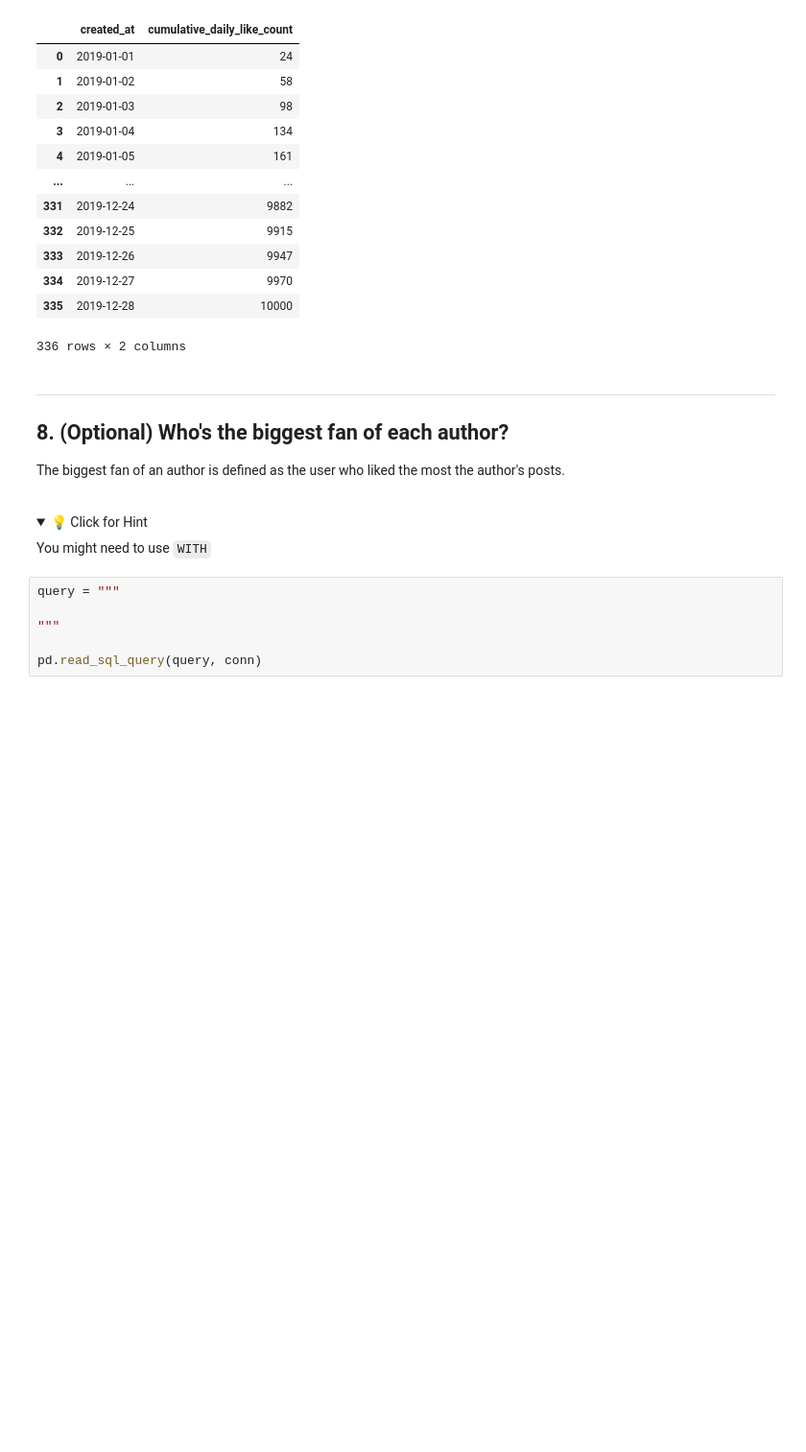
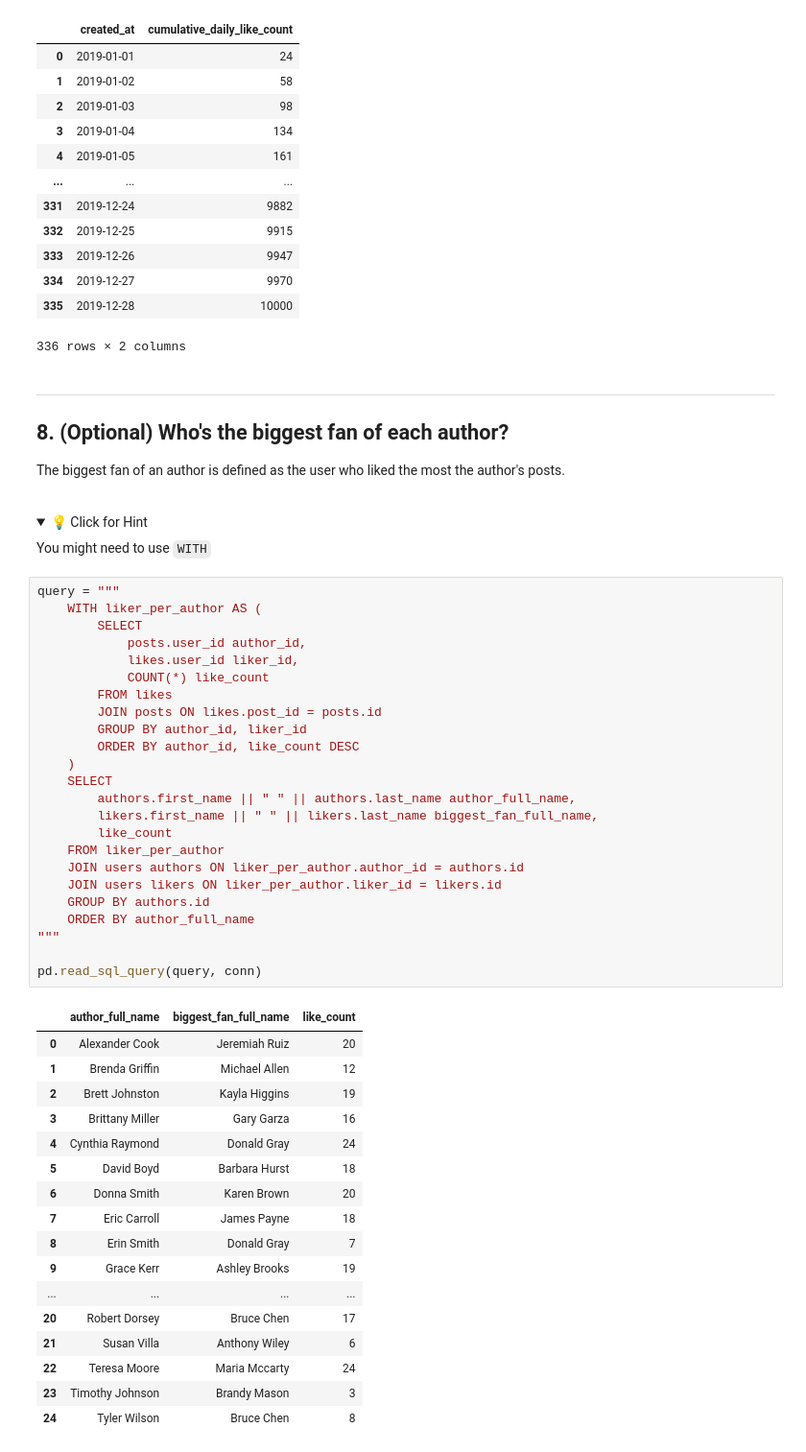
Before and after one commit to magrousseau/sql_advanced_recap, a Jupyter notebook: recap.ipynb, the cells around one changed output. Shown at 96% size. Drawn from its saved outputs; the diff is of its cells as text; folded sections open; blank space fills up the shorter version.

Commit message:
last query

```diff
--- a/recap.ipynb
+++ b/recap.ipynb
@@ -191,9 +191,45 @@ The biggest fan of an author is defined as the user who liked the most the autho
     <summary>💡 Click for Hint</summary>
     You might need to use <code>WITH</code>
 </details>
-# %%
-query = """
-
-"""
-
-pd.read_sql_query(query, conn)
+# %%
+query = """
+    WITH liker_per_author AS (
+        SELECT
+            posts.user_id author_id,
+            likes.user_id liker_id,
+            COUNT(*) like_count
+        FROM likes
+        JOIN posts ON likes.post_id = posts.id
+        GROUP BY author_id, liker_id
+        ORDER BY author_id, like_count DESC
+    )
+    SELECT
+        authors.first_name || " " || authors.last_name author_full_name,
+        likers.first_name || " " || likers.last_name biggest_fan_full_name,
+        like_count
+    FROM liker_per_author
+    JOIN users authors ON liker_per_author.author_id = authors.id
+    JOIN users likers ON liker_per_author.liker_id = likers.id
+    GROUP BY authors.id
+    ORDER BY author_full_name
+"""
+
+pd.read_sql_query(query, conn)
+# %% [output]
+|  | author_full_name | biggest_fan_full_name | like_count |
+| 0 | Alexander Cook | Jeremiah Ruiz | 20 |
+| 1 | Brenda Griffin | Michael Allen | 12 |
+| 2 | Brett Johnston | Kayla Higgins | 19 |
+| 3 | Brittany Miller | Gary Garza | 16 |
+| 4 | Cynthia Raymond | Donald Gray | 24 |
+| 5 | David Boyd | Barbara Hurst | 18 |
+| 6 | Donna Smith | Karen Brown | 20 |
+| 7 | Eric Carroll | James Payne | 18 |
+| 8 | Erin Smith | Donald Gray | 7 |
+| 9 | Grace Kerr | Ashley Brooks | 19 |
+| ... | ... | ... | ... |
+| 20 | Robert Dorsey | Bruce Chen | 17 |
+| 21 | Susan Villa | Anthony Wiley | 6 |
+| 22 | Teresa Moore | Maria Mccarty | 24 |
+| 23 | Timothy Johnson | Brandy Mason | 3 |
+| 24 | Tyler Wilson | Bruce Chen | 8 |
```
